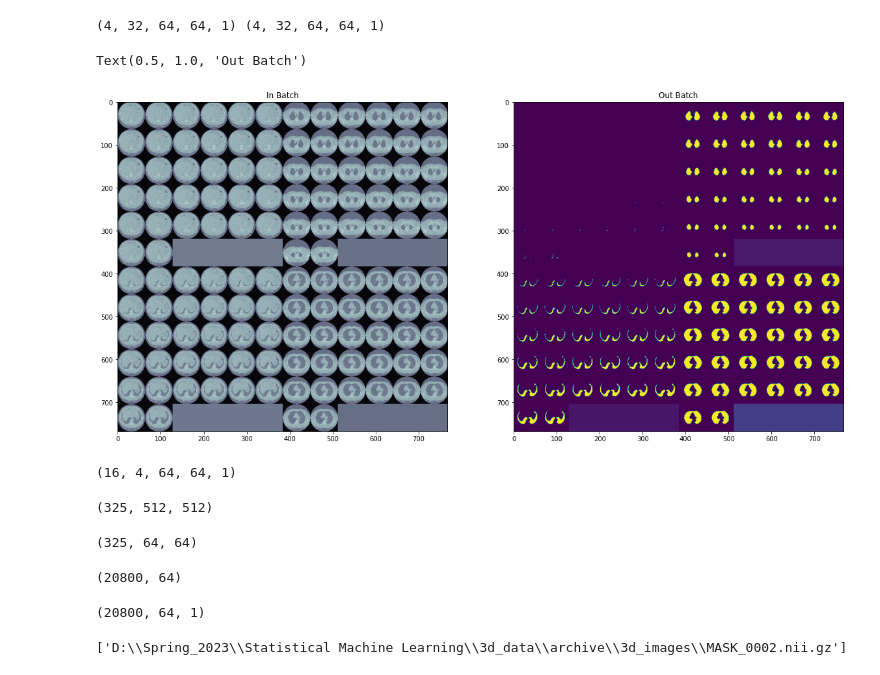
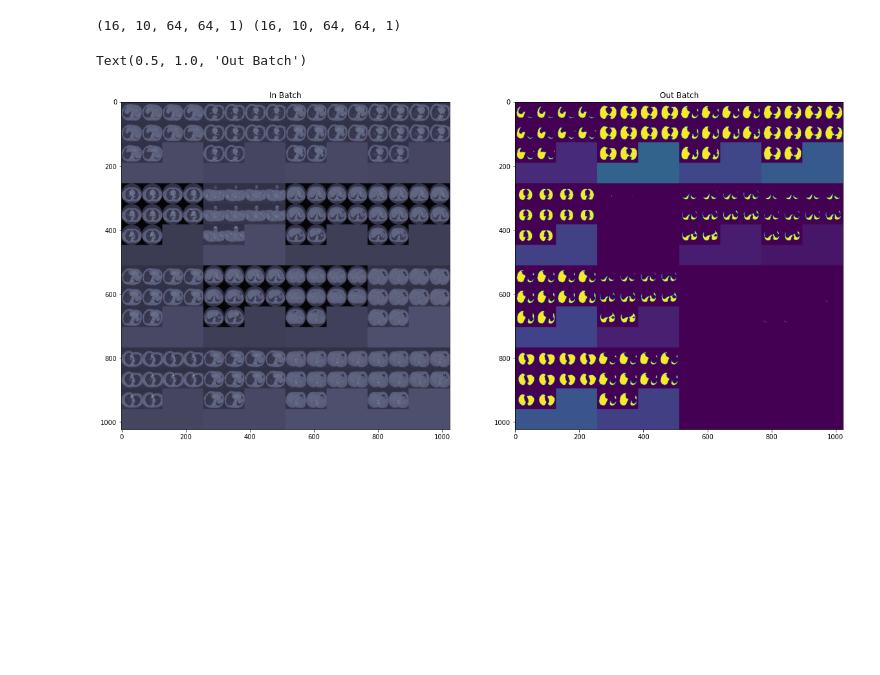
Before and after one commit to kjagini/Lung-Segmentation-of-2D-and-3D-Scans, a Jupyter notebook: Lung Segmentation of 2D and 3D Scans.ipynb, the cells around one changed output. Saved outputs shown, nothing was run; the diff lists cells and outputs as text; code cells hidden in the pictures; blank space fills up the shorter version.

```diff
--- a/Lung Segmentation of 2D and 3D Scans.ipynb
+++ b/Lung Segmentation of 2D and 3D Scans.ipynb
@@ -9,3 +11,10 @@ from glob import glob
 from skimage.util import montage as montage2d
 # %%
 all_images=glob(os.path.join(r"D:\Spring_2023\Statistical Machine Learning\3d_data\archive",'3d_images','IMG_*'))
+# %%
+# show some of the files
+# all_images=glob(os.path.join(BASE_IMG_PATH,'3d_images','IMG_*'))
+print(len(all_images),' matching files found:',all_images[0])
+train_paths, test_paths = train_test_split(all_images, random_state = 2018, test_size = 0.5)
+print(len(train_paths), 'training size')
+print(len(test_paths), 'testing size')
@@ -34,3 +47,9 @@ def montage_nd(in_img):
     else:
         warn('Input less than 3d image, returning original', RuntimeWarning)
         return in_img
+# %%
+train_vol, train_mask = read_both(train_paths)
+test_vol, test_mask = read_both(test_paths)
+print('train', train_vol.shape, 'mask', train_mask.shape)
+print('test', test_vol.shape, 'mask', test_mask.shape)
+plt.hist(train_vol.ravel(), np.linspace(-1, 1, 50));
@@ -44,30 +65,26 @@ plt.hist(all_vol.ravel(), np.linspace(-1, 1, 50));
 # %%
-def gen_chunk(in_img, in_mask, slice_count = 32, batch_size = 4):
+def gen_chunk(in_img, in_mask, slice_count = 10, batch_size = 16):
     while True:
         img_batch = []
         mask_batch = []
         for _ in range(batch_size):
             s_idx = np.random.choice(range(in_img.shape[0]-slice_count))
             img_batch += [in_img[s_idx:(s_idx+slice_count)]]
             mask_batch += [in_mask[s_idx:(s_idx+slice_count)]]
         yield np.stack(img_batch, 0), np.stack(mask_batch, 0)
-
-
 # training we use larger batch sizes with fewer slices
-all_gen = gen_chunk(all_vol, all_mask)
-x_out, y_out = next(all_gen)
+train_gen = gen_chunk(train_vol, train_mask)
+# for validation we use smaller batches with more slices
+valid_gen = gen_chunk(test_vol, test_mask, slice_count = 100, batch_size = 1)
+x_out, y_out = next(train_gen)
 print(x_out.shape, y_out.shape)
 fig, (ax1, ax2) = plt.subplots(1, 2, figsize = (20, 10))
 ax1.imshow(montage_nd(x_out[...,0]), cmap = 'bone')
 ax1.set_title('In Batch')
 ax2.imshow(montage_nd(y_out[...,0]))
 ax2.set_title('Out Batch')
 # %% [output]
-(4, 32, 64, 64, 1) (4, 32, 64, 64, 1)
+(16, 10, 64, 64, 1) (16, 10, 64, 64, 1)
 Text(0.5, 1.0, 'Out Batch')
-[figure, old version]
+[figure, new version]
-# %%
-(next(all_gen)[0]).shape
-# %% [output]
-(16, 4, 64, 64, 1)
 # %%
@@ -83,20 +114,0 @@ test = [all_images[0]][0]
-# %%
-nib.load(test).get_fdata().shape
-# %% [output]
-(325, 512, 512)
-# %%
-nib.load(test).get_fdata()[:, ::8, ::8].shape
-# %% [output]
-(325, 64, 64)
-# %%
-np.concatenate(nib.load(test).get_fdata()[:, ::8, ::8], 0).shape
-# %% [output]
-(20800, 64)
-# %%
-np.expand_dims(np.concatenate(nib.load(test).get_fdata()[:, ::8, ::8], 0), -1).shape
-# %% [output]
-(20800, 64, 1)
-# %%
-list(map(lambda x: x.replace('IMG_', 'MASK_'), [test]))
-# %% [output]
-['D:\\Spring_2023\\Statistical Machine Learning\\3d_data\\archive\\3d_images\\MASK_0002.nii.gz']
```
Also changed, not shown: parts of 22 cells of this notebook, 2 other files.
